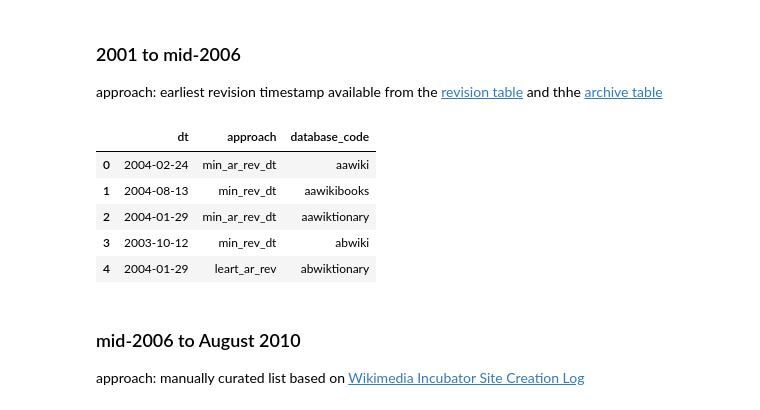
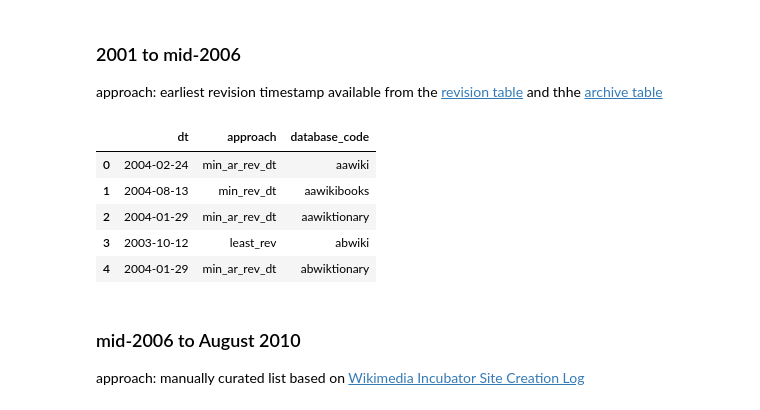
Before and after one commit to kcvelaga/wikidb_start_end, a Jupyter notebook: creation.ipynb, the cells around one changed output. Saved outputs shown, nothing was run; the diff lists cells and outputs as text; code cells hidden in the pictures.

```diff
--- a/creation.ipynb
+++ b/creation.ipynb
@@ -112,7 +112,7 @@ incubator_pre2012_logs = pd.read_csv('incubator_logs/incubator_site_creation_log
 non_incubator_creations = pre2012.query("""domain_name != @incubator_pre2012_logs.domain_name.values.tolist()""")
 # %%
 # query to fetch the least available rev timestamp between the revision and the archive table
-least_rev_timestamp_query = """
+pre2006_query = """
 WITH least_rev_dt
      AS (SELECT rev_timestamp AS dt,
                 'least_rev'   AS approach
@@ -166,18 +166,18 @@ SELECT DATE (dt) AS dt,
 # %%
 warnings.filterwarnings('ignore')
 
-least_rev_dt = mariadb.run(least_rev_timestamp_query, non_incubator_creations['database_code'].values.tolist())
-least_rev_dt['database_code'] = non_incubator_creations['database_code'].values.tolist()
-least_rev_dt['dt'] = pd.to_datetime(least_rev_dt['dt'], yearfirst=True, errors='coerce')
-least_rev_dt['dt'] = least_rev_dt['dt'].apply(lambda x:x.date())
-least_rev_dt.head()
+pre2006 = mariadb.run(pre2006_query, non_incubator_creations['database_code'].values.tolist())
+pre2006['database_code'] = non_incubator_creations['database_code'].values.tolist()
+pre2006['dt'] = pd.to_datetime(pre2006['dt'], yearfirst=True, errors='coerce')
+pre2006['dt'] = pre2006['dt'].apply(lambda x:x.date())
+pre2006.head()
 # %% [output]
 |  | dt | approach | database_code |
 | 0 | 2004-02-24 | min_ar_rev_dt | aawiki |
 | 1 | 2004-08-13 | min_rev_dt | aawikibooks |
 | 2 | 2004-01-29 | min_ar_rev_dt | aawiktionary |
-| 3 | 2003-10-12 | min_rev_dt | abwiki |
-| 4 | 2004-01-29 | leart_ar_rev | abwiktionary |
+| 3 | 2003-10-12 | least_rev | abwiki |
+| 4 | 2004-01-29 | min_ar_rev_dt | abwiktionary |
 # %% [markdown]
 ### mid-2006 to August 2010
 approach: manually curated list based on [Wikimedia Incubator Site Creation Log](https://incubator.wikimedia.org/wiki/Incubator:Site_creation_log)
```
Also changed, not shown: parts of 9 cells of this notebook.
